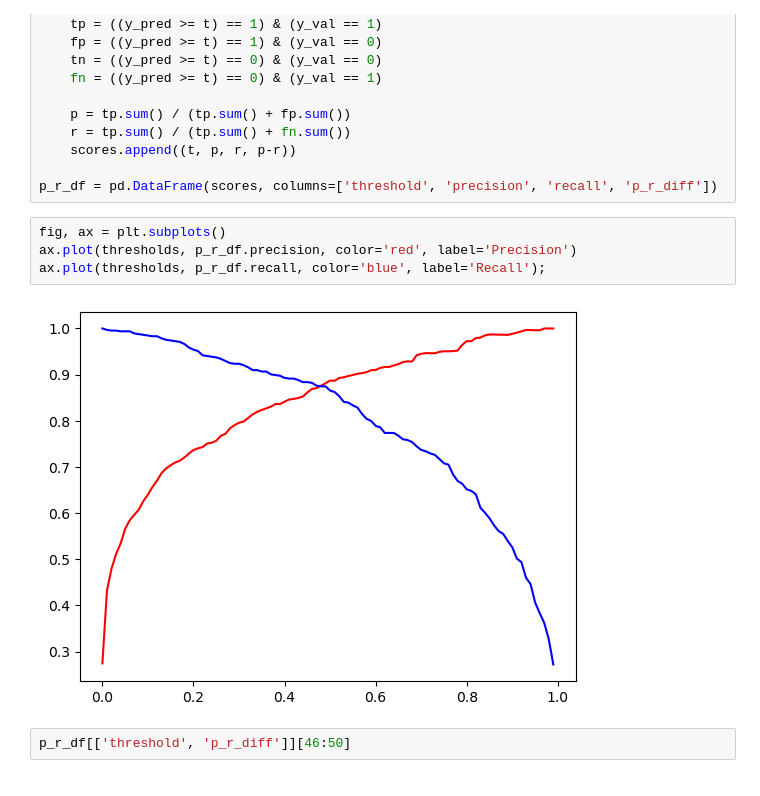
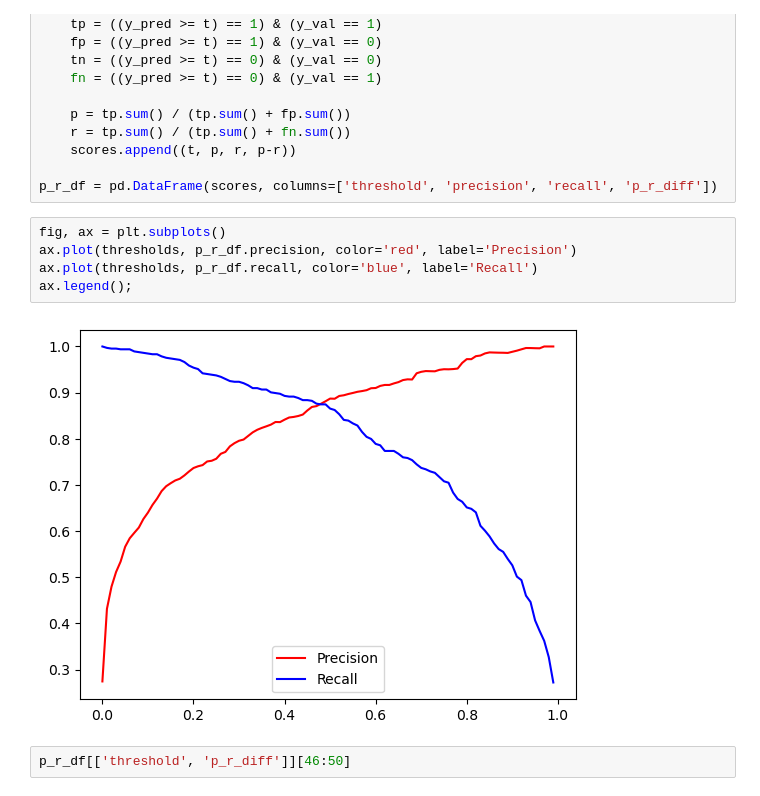
Before and after one commit to capac/ml-zoomcamp, a Jupyter notebook: 2023/homework/04/homework_04.ipynb, the cells around one changed output. Cells and saved outputs as stored; diff of their text form.

Commit message:
Added legend for question 3 plot

```diff
--- a/2023/homework/04/homework_04.ipynb
+++ b/2023/homework/04/homework_04.ipynb
@@ -146,9 +146,10 @@ p_r_df = pd.DataFrame(scores, columns=['threshold', 'precision', 'recall', 'p_r_
 # %%
 fig, ax = plt.subplots()
 ax.plot(thresholds, p_r_df.precision, color='red', label='Precision')
-ax.plot(thresholds, p_r_df.recall, color='blue', label='Recall');
+ax.plot(thresholds, p_r_df.recall, color='blue', label='Recall')
+ax.legend();
 # %% [output]
-[figure, old version]
+[figure, new version]
 # %%
 p_r_df[['threshold', 'p_r_diff']][46:50]
 # %% [output]
```
